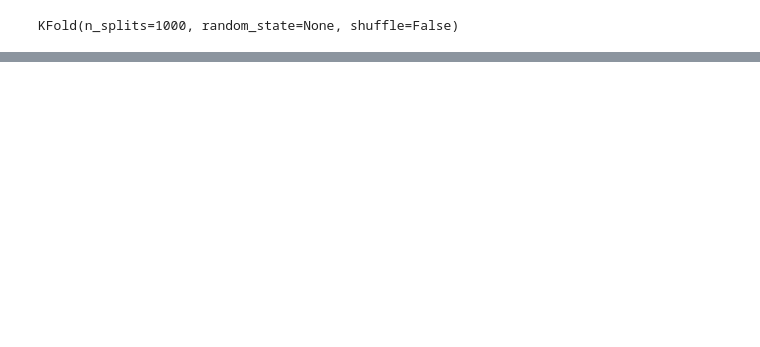
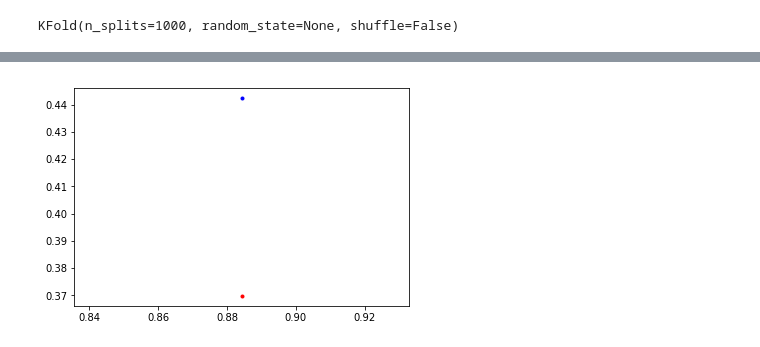
Before and after one commit to cleversonahum/UFPA-RedesNeurais, a Jupyter notebook: 6 - Treinando e testando conjunto usando Cross Validation.ipynb, the cells around one changed output, grey strips where cells are left out. Cells and saved outputs as stored; diff of their text form; code cells hidden in the pictures; blank space fills up the shorter version.

```diff
--- a/6 - Treinando e testando conjunto usando Cross Validation.ipynb
+++ b/6 - Treinando e testando conjunto usando Cross Validation.ipynb
@@ -90,0 +124,7 @@ array([[ 0.04211899,  0.04175102,  0.04208488,  0.04199036,  0.04203372],
+# %%
+#Gráfico relação X_test x D_test e X_test x Yt
+plt.figure(3)
+plt.plot(X_test, D_test, 'b.', X_test, Yt, 'r.')
+plt.show()
+# %% [output]
+[figure, added]
```
Also changed, not shown: parts of 8 cells of this notebook.
